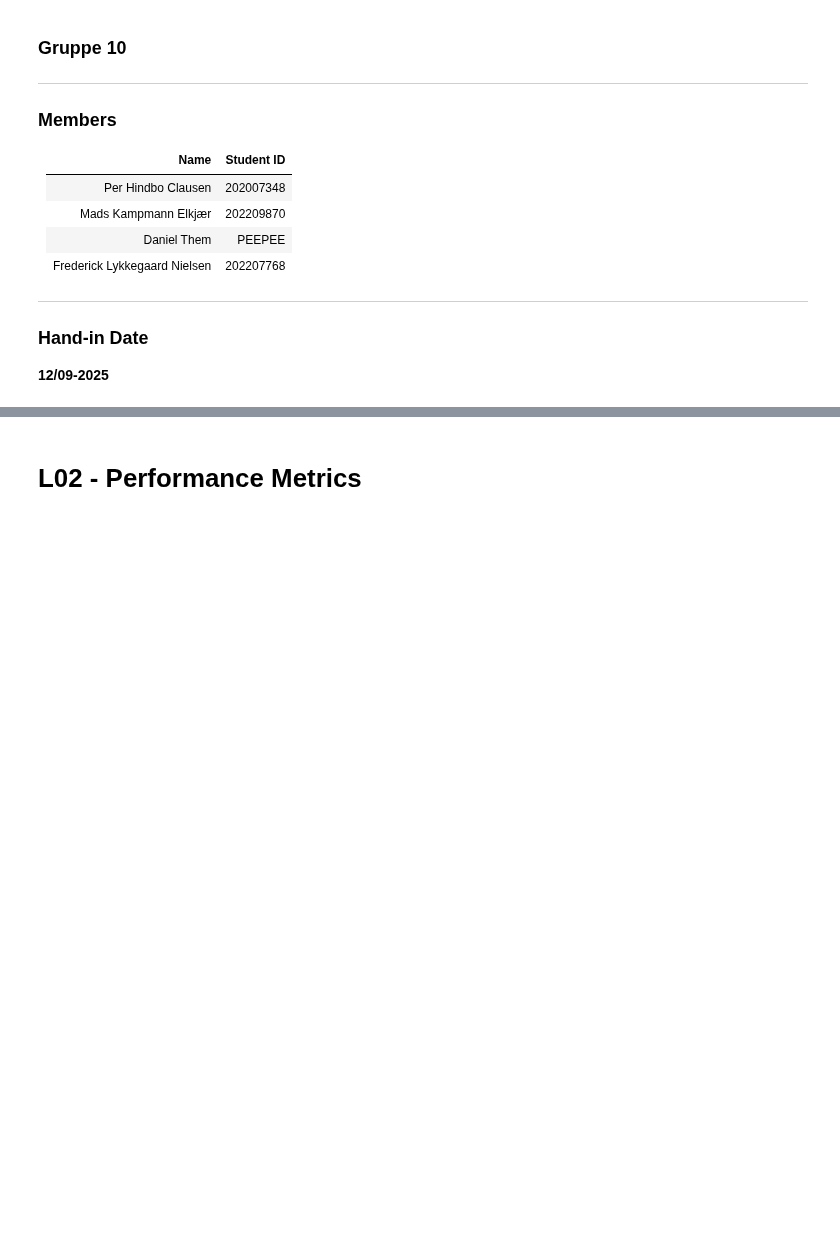
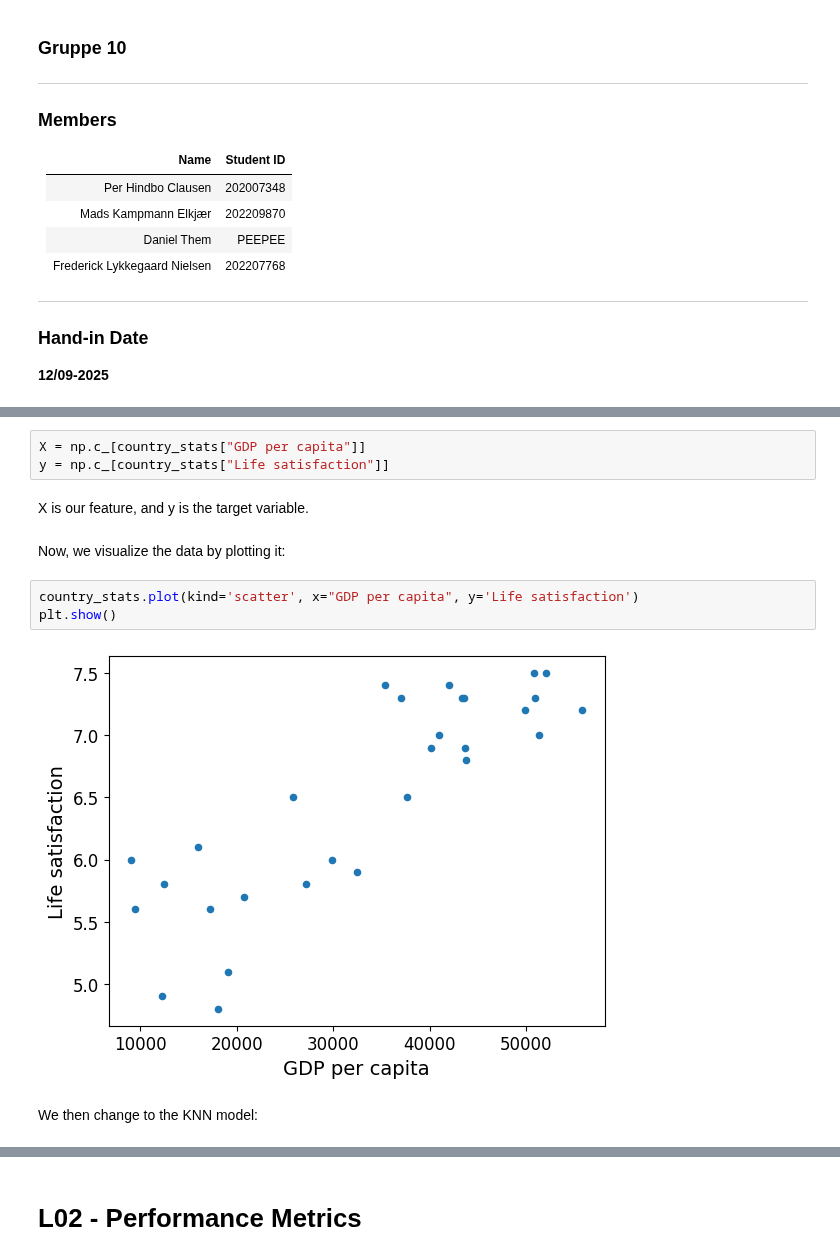
Before and after one commit to madskelkjaer/SWMAL, a Jupyter notebook: Journal/SWMAL_Grp10.ipynb, the cells around one changed output, grey strips where cells are left out. Saved outputs shown, nothing was run; the diff lists cells and outputs as text; blank space fills up the shorter version.

```diff
--- a/Journal/SWMAL_Grp10.ipynb
+++ b/Journal/SWMAL_Grp10.ipynb
@@ -25,0 +242,14 @@
+# %%
+X = np.c_[country_stats["GDP per capita"]]
+y = np.c_[country_stats["Life satisfaction"]]
+# %% [markdown]
+X is our feature, and y is the target variable.
+# %% [markdown]
+Now, we visualize the data by plotting it:
+# %%
+country_stats.plot(kind='scatter', x="GDP per capita", y='Life satisfaction')
+plt.show()
+# %% [output]
+[figure, added]
+# %% [markdown]
+We then change to the KNN model:
```
Also changed, not shown: parts of 60 cells of this notebook.
